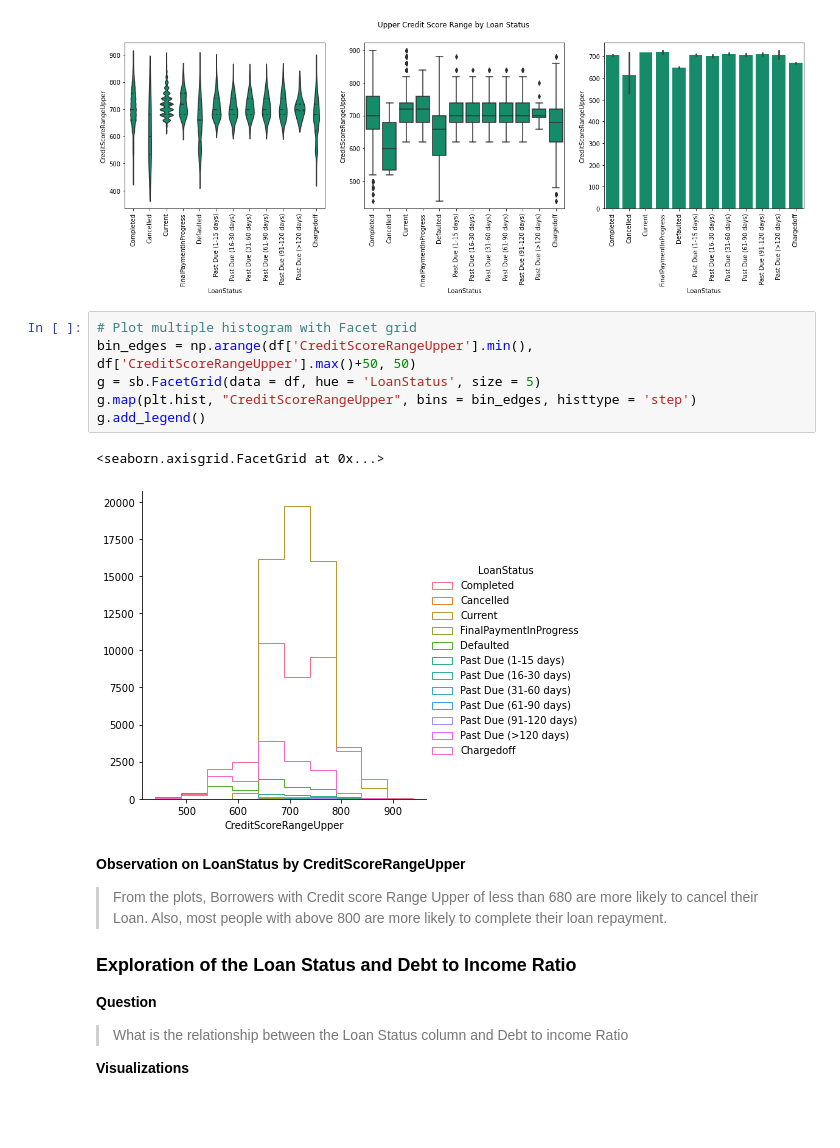
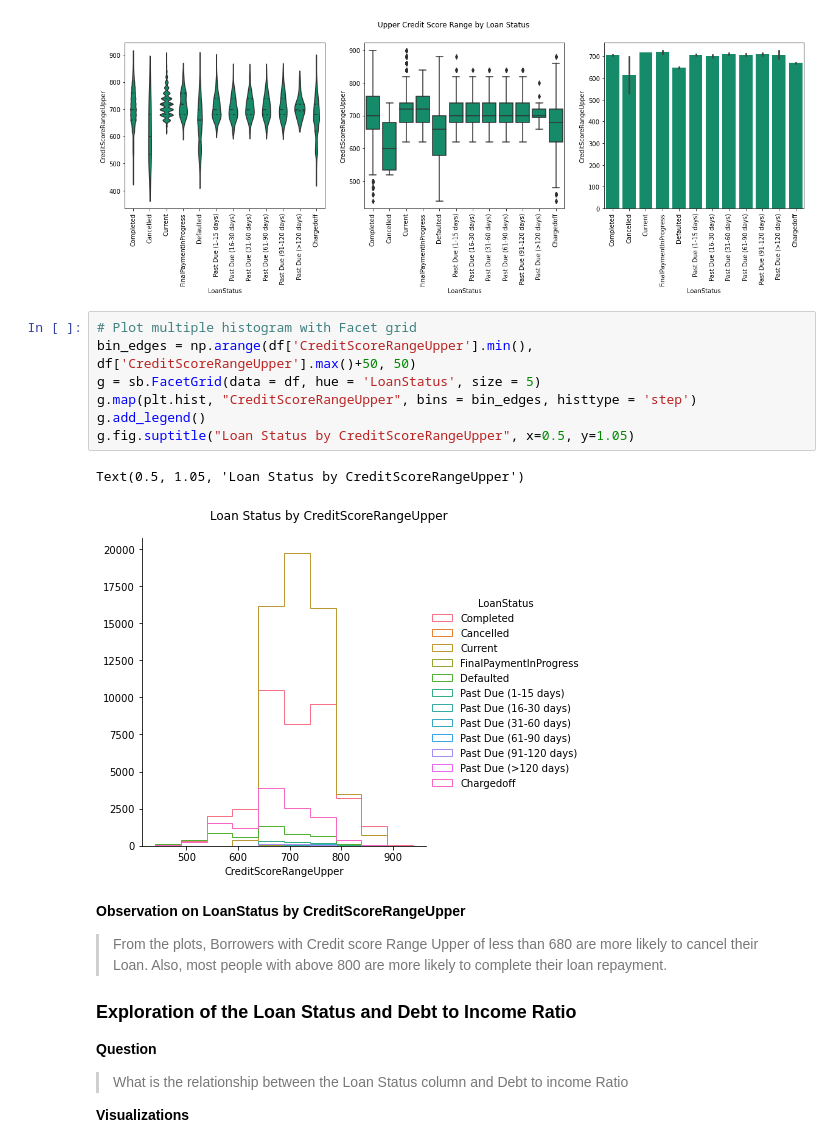
Before and after one commit to spakinrinwa/prosper_loan, a Jupyter notebook: Part_I_Exploration.ipynb, the cells around one changed output. Cells and saved outputs as stored; diff of their text form; blank space fills up the shorter version.

```diff
--- a/Part_I_Exploration.ipynb
+++ b/Part_I_Exploration.ipynb
@@ -642,12 +658,13 @@ plt.xticks(rotation = 90);
 # %%
 # Plot multiple histogram with Facet grid
 bin_edges = np.arange(df['CreditScoreRangeUpper'].min(), df['CreditScoreRangeUpper'].max()+50, 50)
 g = sb.FacetGrid(data = df, hue = 'LoanStatus', size = 5)
 g.map(plt.hist, "CreditScoreRangeUpper", bins = bin_edges, histtype = 'step')
 g.add_legend()
+g.fig.suptitle("Loan Status by CreditScoreRangeUpper", x=0.5, y=1.05)
 # %% [output]
-<seaborn.axisgrid.FacetGrid at 0x...>
+Text(0.5, 1.05, 'Loan Status by CreditScoreRangeUpper')
-[figure, old version]
+[figure, new version]
 # %% [markdown]
 **Observation on LoanStatus by CreditScoreRangeUpper**
 > From the plots, Borrowers with Credit score Range Upper of less than 680 are more likely to cancel their Loan. Also, most people with above 800 are more likely to complete their loan repayment.
```
Also changed, not shown: parts of 31 cells of this notebook, 1 other file.
